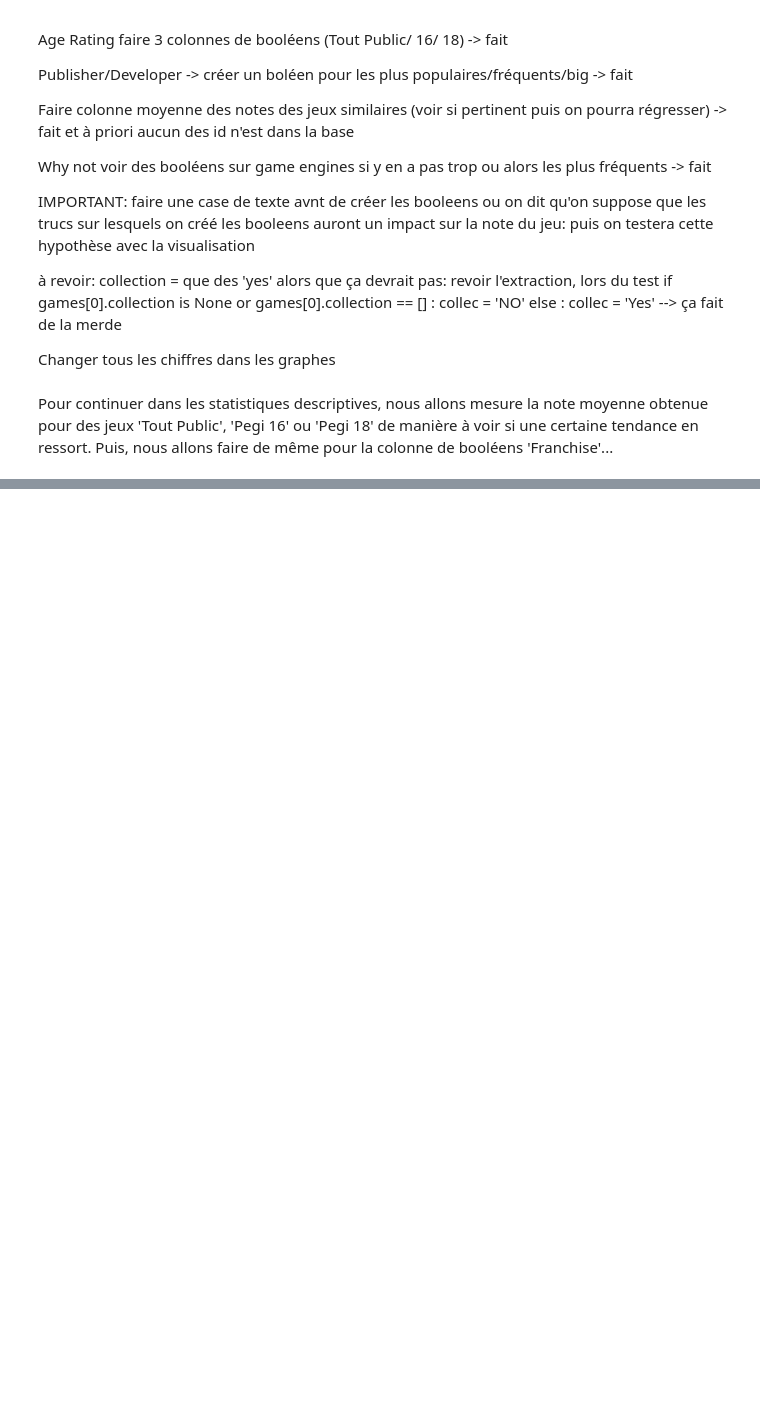
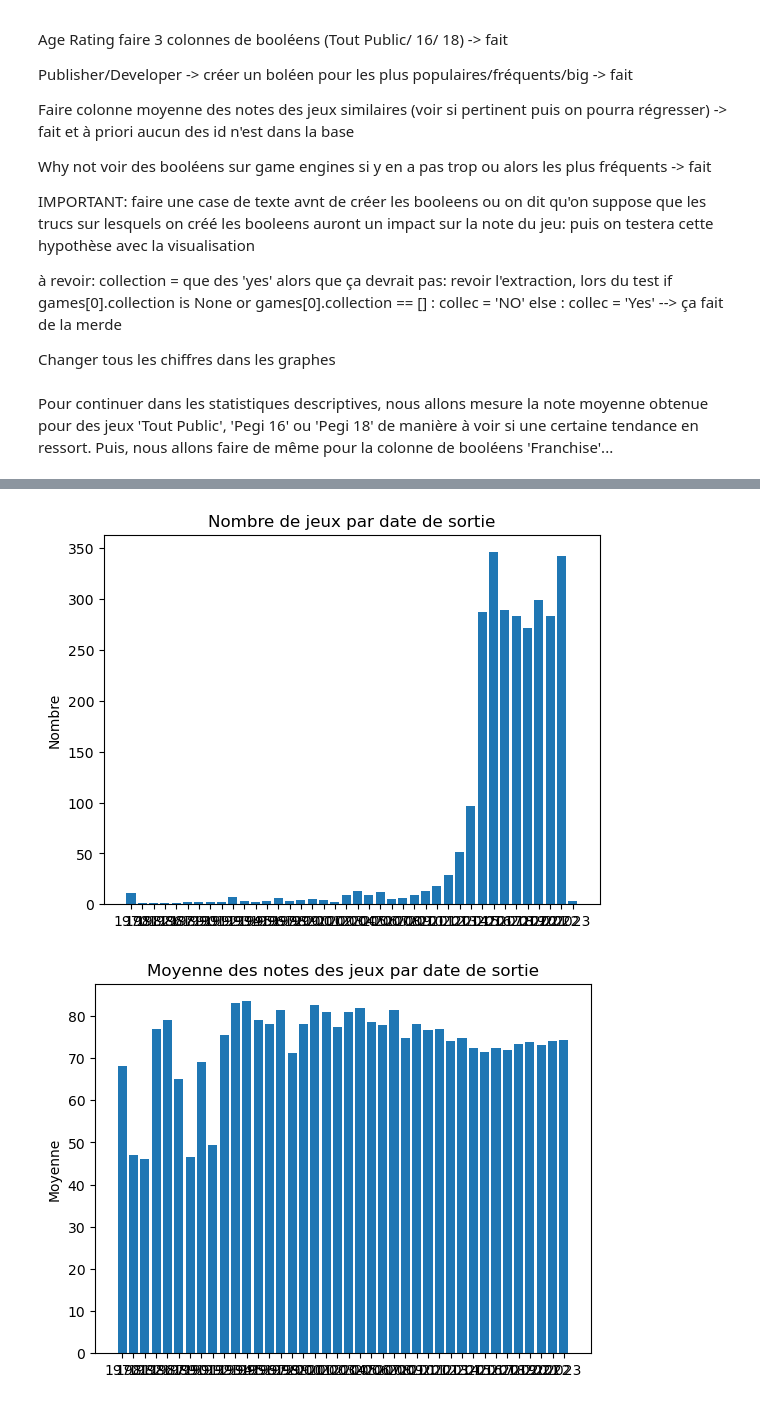
Before and after one commit to PyTomSss/PythonProjects, a Jupyter notebook: Project_Notebook.ipynb, the cells around one changed output, grey strips where cells are left out. Cells and saved outputs as stored; diff of their text form; code cells hidden in the pictures; blank space fills up the shorter version.

```diff
--- a/Project_Notebook.ipynb
+++ b/Project_Notebook.ipynb
@@ -1239,0 +1242,30 @@ plt.show()
+# %%
+Nbr_platformes = [(str(i), DF[DF['Date de Sortie'] == i]['Note'].count()) for i in set(DF["Date de Sortie"])]
+
+
+categories_age, proportions = zip(*Nbr_platformes)
+
+plt.figure()
+plt.bar(categories_age, proportions)
+
+plt.ylabel('Nombre')
+plt.title('Nombre de jeux par date de sortie')
+plt.show()
+
+
+
+
+Nbr_platformes = [(str(i), DF[DF['Date de Sortie'] == i]['Note'].mean()) for i in set(DF["Date de Sortie"])]
+
+
+categories_age, proportions = zip(*Nbr_platformes)
+
+plt.figure()
+plt.bar(categories_age, proportions)
+
+plt.ylabel('Moyenne')
+plt.title('Moyenne des notes des jeux par date de sortie')
+plt.show()
+# %% [output]
+[figure, added]
+[figure, added]
```
Also changed, not shown: parts of 5 cells of this notebook.
